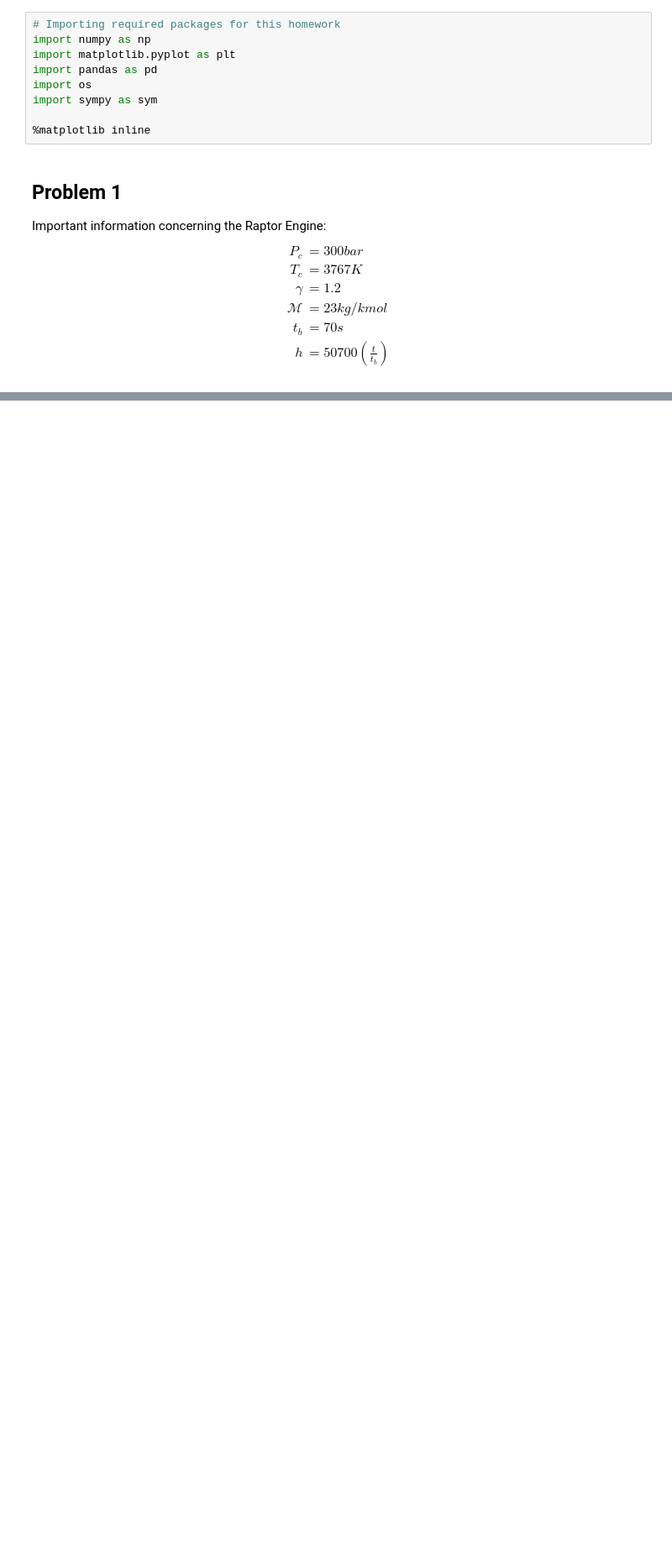
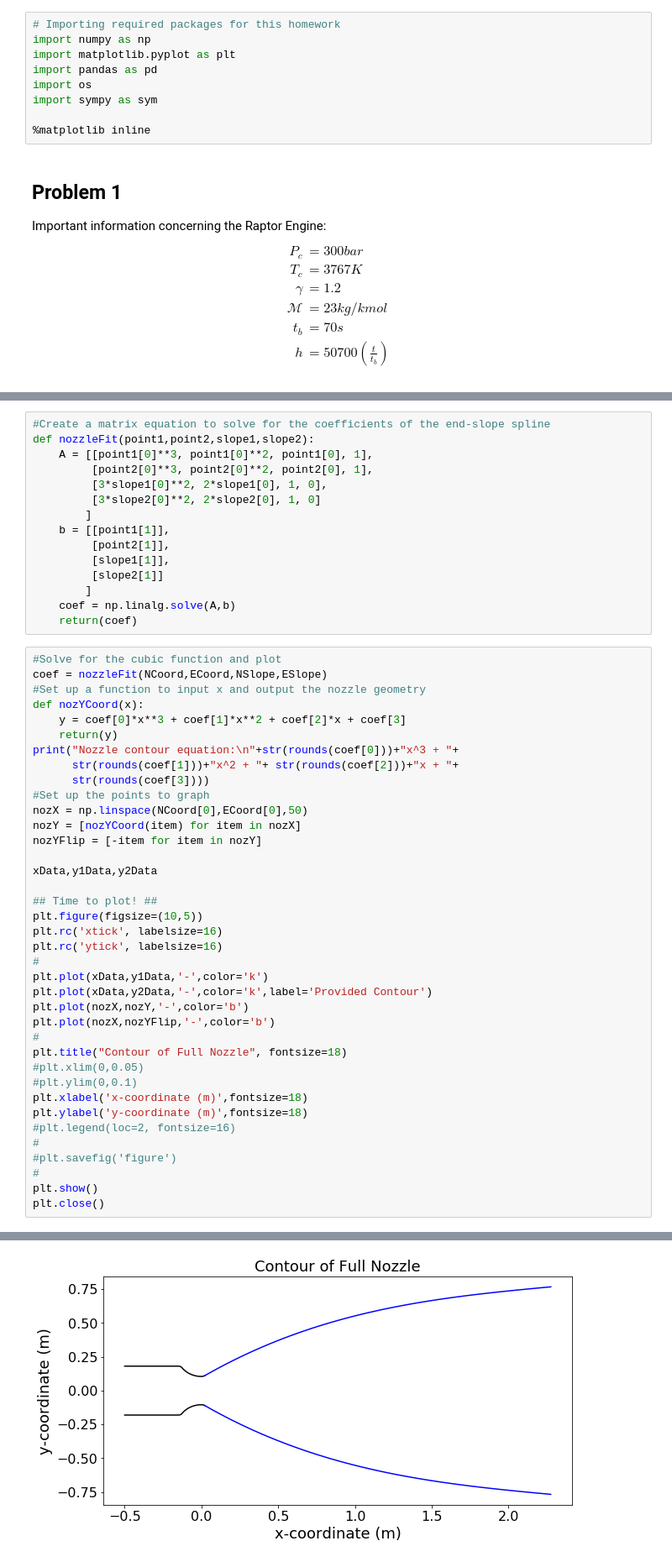
Before and after one commit to BananaBonanza/rocketProp, a Jupyter notebook: 539Hw1.ipynb, the cells around one changed output, grey strips where cells are left out. Shown at 84% size. Cells and saved outputs as stored; diff of their text form; blank space fills up the shorter version.

```diff
--- a/539Hw1.ipynb
+++ b/539Hw1.ipynb
@@ -228,0 +287,54 @@ for item in epsilon:
+# %%
+#Create a matrix equation to solve for the coefficients of the end-slope spline
+def nozzleFit(point1,point2,slope1,slope2):
+    A = [[point1[0]**3, point1[0]**2, point1[0], 1],
+         [point2[0]**3, point2[0]**2, point2[0], 1],
+         [3*slope1[0]**2, 2*slope1[0], 1, 0],
+         [3*slope2[0]**2, 2*slope2[0], 1, 0]
+        ]
+    b = [[point1[1]],
+         [point2[1]],
+         [slope1[1]],
+         [slope2[1]]
+        ]
+    coef = np.linalg.solve(A,b)
+    return(coef)
+# %%
+#Solve for the cubic function and plot
+coef = nozzleFit(NCoord,ECoord,NSlope,ESlope)
+#Set up a function to input x and output the nozzle geometry
+def nozYCoord(x):
+    y = coef[0]*x**3 + coef[1]*x**2 + coef[2]*x + coef[3]
+    return(y)
+print("Nozzle contour equation:\n"+str(rounds(coef[0]))+"x^3 + "+
+      str(rounds(coef[1]))+"x^2 + "+ str(rounds(coef[2]))+"x + "+
+      str(rounds(coef[3])))
+#Set up the points to graph
+nozX = np.linspace(NCoord[0],ECoord[0],50)
+nozY = [nozYCoord(item) for item in nozX]
+nozYFlip = [-item for item in nozY]
+
+xData,y1Data,y2Data
+
+## Time to plot! ##
+plt.figure(figsize=(10,5))
+plt.rc('xtick', labelsize=16)
+plt.rc('ytick', labelsize=16)
+#
+plt.plot(xData,y1Data,'-',color='k')
+plt.plot(xData,y2Data,'-',color='k',label='Provided Contour')
+plt.plot(nozX,nozY,'-',color='b')
+plt.plot(nozX,nozYFlip,'-',color='b')
+#
+plt.title("Contour of Full Nozzle", fontsize=18)
+#plt.xlim(0,0.05)
+#plt.ylim(0,0.1)
+plt.xlabel('x-coordinate (m)',fontsize=18)
+plt.ylabel('y-coordinate (m)',fontsize=18)
+#plt.legend(loc=2, fontsize=16)
+#
+#plt.savefig('figure')
+#
+plt.show()
+plt.close()
+# %% [output]
@@ -228,0 +343 @@ for item in epsilon:
+[figure, added]
```
Also changed, not shown: parts of 43 cells of this notebook, 1 other file.
